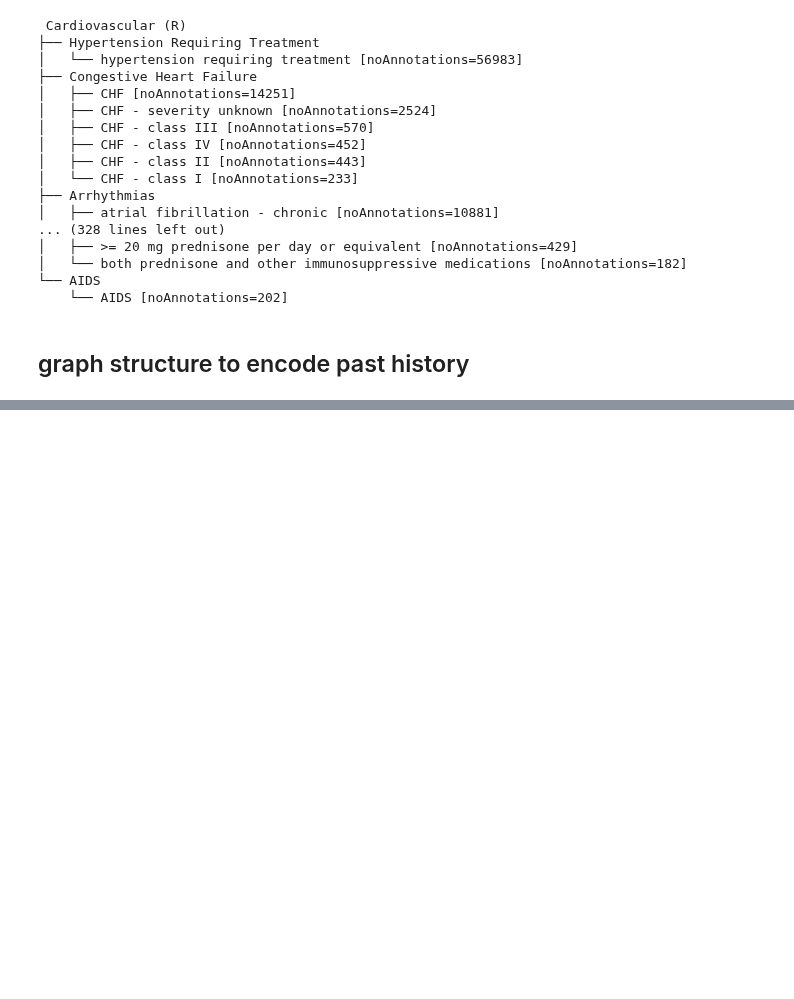
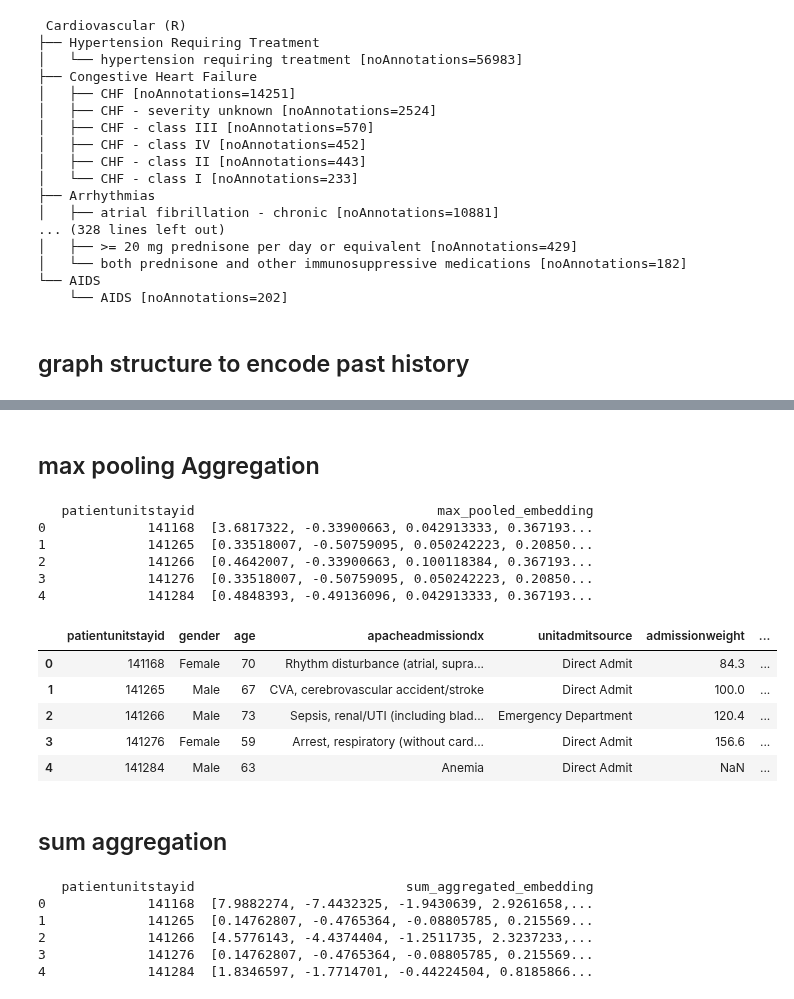
Before and after one commit to joy628/master-project, a Jupyter notebook: data-prepossing-2/pastHistory.ipynb, the cells around one changed output, grey strips where cells are left out. Cells and saved outputs as stored; diff of their text form; code cells hidden in the pictures; blank space fills up the shorter version.

Commit message:
grap structure to store past history

```diff
--- a/data-prepossing-2/pastHistory.ipynb
+++ b/data-prepossing-2/pastHistory.ipynb
@@ -502,0 +553,8 @@ df['past_history_embedding'] = df.apply(get_embedding, axis=1)
+# %%
+# df.to_csv(porcesseddir2 + 'embedded_pastHistory.csv')
+
+df=pd.read_csv(porcesseddir2 + 'embedded_pastHistory.csv')
+# %%
+df2=df.copy()
+# %%
+df2['past_history_embedding']=np.array( df2['past_history_embedding'],dtype=object)
@@ -502,0 +571,53 @@ df['past_history_embedding'] = df.apply(get_embedding, axis=1)
+# %% [markdown]
+## max pooling Aggregation
+# %%
+# df1['past_history_embedding'] = df1['past_history_embedding'].apply(np.array)
+
+def max_pooling(embeddings):
+    # Stack embeddings and take the maximum across each dimension
+    return np.max(np.vstack(embeddings), axis=0)
+
+df_max_pooled = df2.groupby('patientunitstayid')['past_history_embedding'].apply(max_pooling).reset_index()
+
+df_max_pooled.rename(columns={'past_history_embedding': 'max_pooled_embedding'}, inplace=True)
+
+print(df_max_pooled.head())
+# %% [output]
+   patientunitstayid                               max_pooled_embedding
+0             141168  [3.6817322, -0.33900663, 0.042913333, 0.367193...
+1             141265  [0.33518007, -0.50759095, 0.050242223, 0.20850...
+2             141266  [0.4642007, -0.33900663, 0.100118384, 0.367193...
+3             141276  [0.33518007, -0.50759095, 0.050242223, 0.20850...
+4             141284  [0.4848393, -0.49136096, 0.042913333, 0.367193...
+# %%
+df_max = df2.drop(columns=['past_history_embedding','pasthistorypath','first','second','third','fourth']).merge(df_max_pooled, on='patientunitstayid', how='left')
+df_max = df_max.groupby('patientunitstayid').first().reset_index()
+df_max.head()
+# %% [output]
+|  | patientunitstayid | gender | age | apacheadmissiondx | unitadmitsource | admissionweight | ... |
+| 0 | 141168 | Female | 70 | Rhythm disturbance (atrial, supra... | Direct Admit | 84.3 | ... |
+| 1 | 141265 | Male | 67 | CVA, cerebrovascular accident/stroke | Direct Admit | 100.0 | ... |
+| 2 | 141266 | Male | 73 | Sepsis, renal/UTI (including blad... | Emergency Department | 120.4 | ... |
+| 3 | 141276 | Female | 59 | Arrest, respiratory (without card... | Direct Admit | 156.6 | ... |
+| 4 | 141284 | Male | 63 | Anemia | Direct Admit | NaN | ... |
+# %% [markdown]
+## sum aggregation
+# %%
+def sum_aggregation(embeddings):
+    return np.sum(np.vstack(embeddings), axis=0)
+
+# Group by 'patientunitstayid' and apply sum aggregation
+df_sum_aggregated = df.groupby('patientunitstayid')['past_history_embedding'].apply(sum_aggregation).reset_index()
+
+# Rename the column to indicate sum-aggregated embeddings
+df_sum_aggregated.rename(columns={'past_history_embedding': 'sum_aggregated_embedding'}, inplace=True)
+
+# Display the result
+print(df_sum_aggregated.head())
+# %% [output]
+   patientunitstayid                           sum_aggregated_embedding
+0             141168  [7.9882274, -7.4432325, -1.9430639, 2.9261658,...
+1             141265  [0.14762807, -0.4765364, -0.08805785, 0.215569...
+2             141266  [4.5776143, -4.4374404, -1.2511735, 2.3237233,...
+3             141276  [0.14762807, -0.4765364, -0.08805785, 0.215569...
+4             141284  [1.8346597, -1.7714701, -0.44224504, 0.8185866...
```
Also changed, not shown: parts of 9 cells of this notebook.
